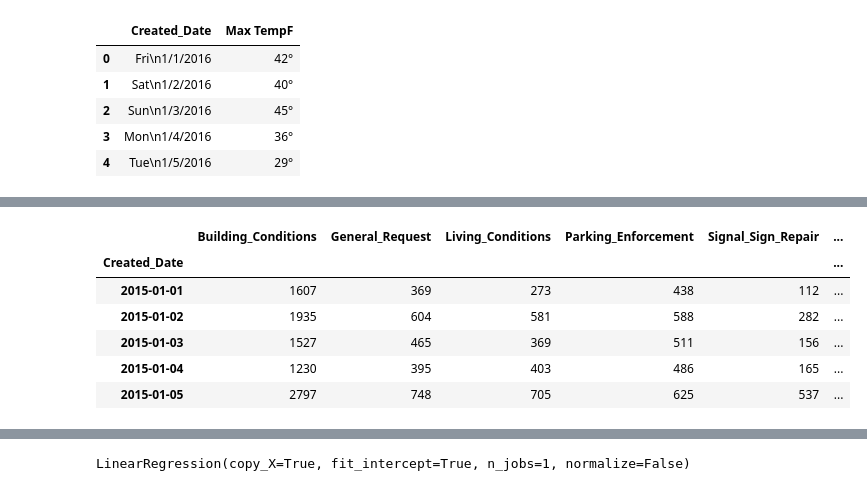
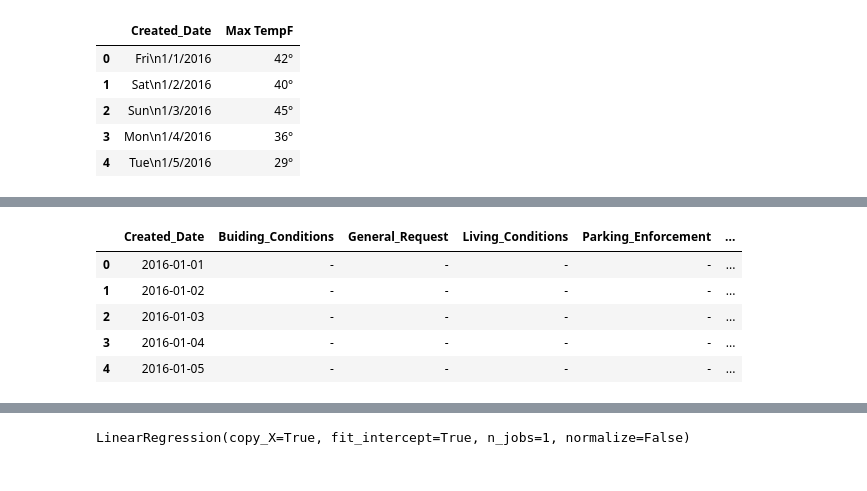
Before and after one commit to Whitepatrick/311_holidays, a Jupyter notebook: clean_data/final/nyc/problem_explore.ipynb, the cells around one changed output, grey strips where cells are left out. Cells and saved outputs as stored; diff of their text form; code cells hidden in the pictures.

Commit message:
adding in better dataframes for years

```diff
--- a/clean_data/final/nyc/problem_explore.ipynb
+++ b/clean_data/final/nyc/problem_explore.ipynb
@@ -99,7 +95,8 @@ year_array = np.arange('2016-01', '2017-01', dtype='datetime64[D]')
 df_weather_2016['Buiding_Conditions'] = "-"
 df_weather_2016['General_Request'] = "-"
 df_weather_2016['Living_Conditions'] = "-"
+df_weather_2016['Parking_Enforcement'] = "-"
 df_weather_2016['Signal_Sign_Repair'] = "-"
 df_weather_2016['Street_Sidewalk_Repair'] = "-"
-df_weather_2016['Max_TempF_'] = df_weather_2016['Max TempF'].astype
+df_weather_2016['Max_TempF_'] = df_weather_2016['Max TempF']
 df_weather_2016['Weather'] = "-"
@@ -126,10 +115,9 @@ df_2014.to_csv('2014_df.csv')
 # %%
-df_2015.head()
+df_2016.head()
 # %% [output]
-|  | Building_Conditions | General_Request | Living_Conditions | Parking_Enforcement | Signal_Sign_Repair | ... |
-| Created_Date |  |  |  |  |  | ... |
-| 2015-01-01 | 1607 | 369 | 273 | 438 | 112 | ... |
-| 2015-01-02 | 1935 | 604 | 581 | 588 | 282 | ... |
-| 2015-01-03 | 1527 | 465 | 369 | 511 | 156 | ... |
-| 2015-01-04 | 1230 | 395 | 403 | 486 | 165 | ... |
-| 2015-01-05 | 2797 | 748 | 705 | 625 | 537 | ... |
+|  | Created_Date | Buiding_Conditions | General_Request | Living_Conditions | Parking_Enforcement | ... |
+| 0 | 2016-01-01 | - | - | - | - | ... |
+| 1 | 2016-01-02 | - | - | - | - | ... |
+| 2 | 2016-01-03 | - | - | - | - | ... |
+| 3 | 2016-01-04 | - | - | - | - | ... |
+| 4 | 2016-01-05 | - | - | - | - | ... |
```
Also changed, not shown: parts of 16 cells of this notebook, 5 other files.
